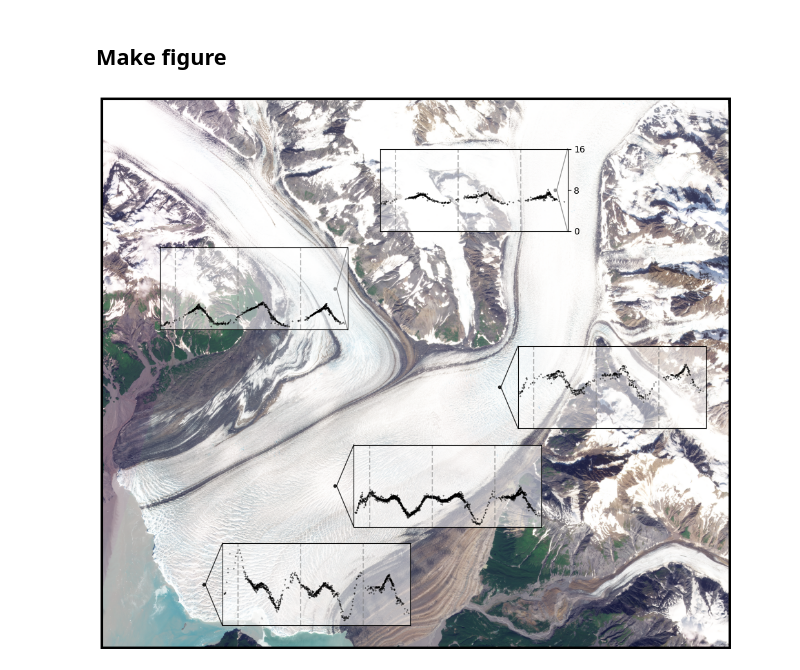
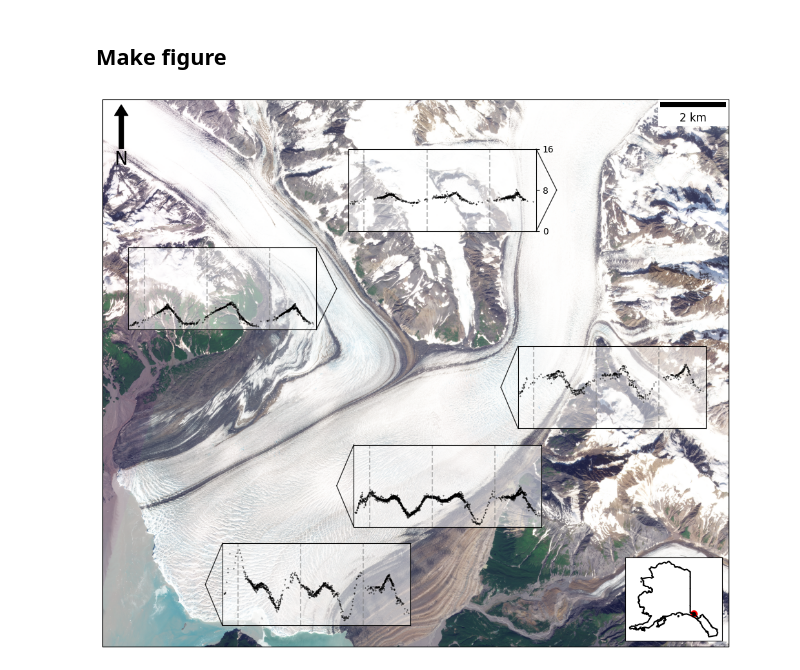
Before and after one commit to pohlan/Hubbard2024, a Jupyter notebook: make_paper_figures/speed_inset_map_AJ.ipynb, the cells around one changed output. Saved outputs shown, nothing was run; the diff lists cells and outputs as text; code cells hidden in the pictures.

```diff
--- a/make_paper_figures/speed_inset_map_AJ.ipynb
+++ b/make_paper_figures/speed_inset_map_AJ.ipynb
@@ -176,24 +178,68 @@ ax.imshow(img, extent=[left, right, bottom, top])
 # 1:1 aspect ratio
 ax.set_aspect(1)
 
+fs = 12
+
 # Remove axis labels
 ax.get_xaxis().set_visible(False)
 ax.get_yaxis().set_visible(False)
 
 # Add border
 ax.patch.set_edgecolor("black")
-ax.patch.set_linewidth(5)
+ax.patch.set_linewidth(1)
 
 # Shrink extents to remove basemap edges
 shrink = 2e3
 ax.set(xlim=(left+1.5*shrink, right-0.25*shrink), ylim=(bottom+1.5*shrink, top-1.25*shrink))
 
-# Add scale bar
+##############
+# Add a north arrow
+arrow_x, arrow_y, arrow_length = 0.03, 0.99, 0.1
+ax.annotate('N', xy=(arrow_x, arrow_y), xytext=(arrow_x, arrow_y-arrow_length),
+            arrowprops=dict(facecolor='black', width=5, headwidth=15),
+            ha='center', va='center', fontsize=20,
+            xycoords=ax.transAxes)
 
-# Add velocity insets
+# ########################
+# # add inset map
+
+# Read the CSV file into a DataFrame
+df = gpd.read_file("./basemap/Alaska_outline_cropped.shp")
+df = df.to_crs(epsg=32607)
+
+# Add a subplot with a black background
+ax_map = fig.add_axes([0.825, 0.075, 0.15, 0.15], facecolor="white")
+
+# Plot the shapefile on the map subplot
+df.plot(ax=ax_map, color="black")
+#ax_map.scatter([0.9], [0.5], alpha=1, c="red", s=1)
+# Highlight a specific location (example coordinates)
+highlight_x = arrow_x = 595750
+highlight_y = 6660000
+ax_map.scatter([highlight_x], [highlight_y], alpha=1, color="red", s=50)
+
+# ax_map.axis('off')
+# Turn off the ticks and axis labels
+ax_map.tick_params(
+    axis="both", which="both", bottom=False, top=False, left=False, right=False
+)
+ax_map.set_xticks([])
+ax_map.set_yticks([])
+
+# ########################
+# Add a scale bar to the plot
+scalebar = ScaleBar(
+    1, location="upper right", font_properties={"size": fs}
+)  # , frameon=False, font_properties={'family': 'serif', 'size': fs})
+ax.add_artist(scalebar)
+
+# #######################
+
+# # Add velocity insets
 axis_to_data = ax.transAxes + ax.transData.inverted()
 data_to_axis = axis_to_data.inverted()
-dx = [-0.28, 0.03, 0.03, 0.03, -0.28]
+#dx = [-0.28, 0.03, 0.03, 0.03, -0.28]
+dx = [-0.33, 0.03, 0.03, 0.03, -0.33]
 for i in range(len(xv)):
     # Plot sample point
     plt.plot(xv[i], yv[i], 'k.', alpha=0.8)
@@ -214,31 +260,31 @@ for i in range(len(xv)):
     ax.plot([xv[i]+50, xi1], [yv[i], yi1], 'k-', alpha=0.8, linewidth=1)
 
     # unit conversion
     ufac = 365
 
     # Turn off axis labels
     axi.get_xaxis().set_visible(False)
     if(i != 4):
         axi.get_yaxis().set_visible(False)
     else:
         axi.get_yaxis().set_ticks([0, 8*ufac, 16*ufac])
         axi.get_yaxis().set_ticklabels([0, 8, 16])
         axi.get_yaxis().set_label_position("right")
         axi.get_yaxis().tick_right()
 
     # Make background transparent
     #axi.patch.set_facecolor("white")
     axi.patch.set_alpha(0.5)
 
     # Plot velocity
     #axi.plot(ds.time, vts[i], "r-", linewidth=0.75)
     axi.plot(pointts[i], pointvs[i], "k.", markersize=0.75)
     axi.axvline(np.datetime64("2020-01-01"), color="grey", linestyle="dashed", alpha=0.5)
     axi.axvline(np.datetime64("2021-01-01"), color="grey", linestyle="dashed", alpha=0.5)
     axi.axvline(np.datetime64("2022-01-01"), color="grey", linestyle="dashed", alpha=0.5)
     axi.set_xlim(np.datetime64("2019-10"), np.datetime64("2022-10"))
     axi.set_ylim(0, 16*ufac)
 
 fig.savefig("hubbard_inset.png", dpi=300, bbox_inches="tight")
 # %% [output]
-[figure, old version]
+[figure, new version]
```
Also changed, not shown: parts of 1 cell of this notebook, 2 other files.
